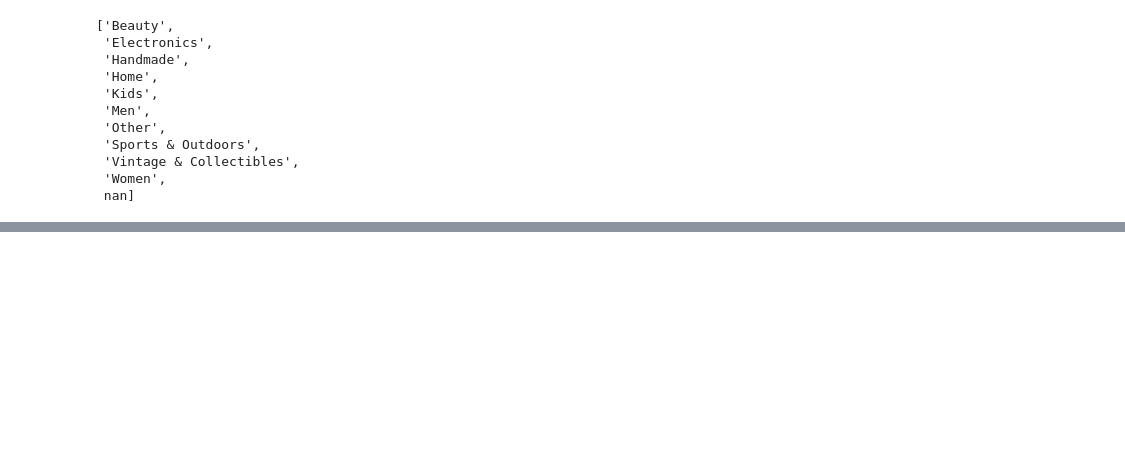
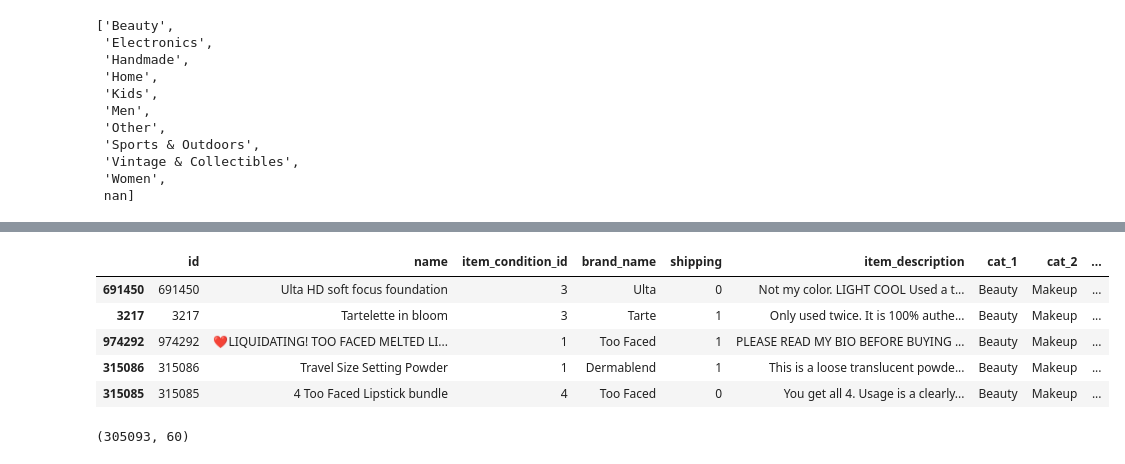
Before and after one commit to Lena-MJ/Kaggle, a Jupyter notebook: Mercari Price Suggestion Challenge/Model_one_hot.ipynb, the cells around one changed output, grey strips where cells are left out. Drawn from its saved outputs; the diff is of its cells as text; code cells hidden in the pictures; blank space fills up the shorter version.

```diff
--- a/Mercari Price Suggestion Challenge/Model_one_hot.ipynb
+++ b/Mercari Price Suggestion Challenge/Model_one_hot.ipynb
@@ -185,5 +164,0 @@ train_test_combine = pd.get_dummies(train_test_combine, columns=["cat_3"])
-# %%
-#one hot encoding on one dataset
-df_1 = pd.get_dummies(df_1, columns=["cat_1"])
-df_1 = pd.get_dummies(df_1, columns=["cat_2"])
-df_1 = pd.get_dummies(df_1, columns=["cat_3"])
@@ -264,0 +165,9 @@ m.score(x_train,y_train)
+# %%
+df_1.head()
+# %% [output]
+|  | id | name | item_condition_id | brand_name | shipping | item_description | cat_1 | cat_2 | ... |
+| 691450 | 691450 | Ulta HD soft focus foundation | 3 | Ulta | 0 | Not my color. LIGHT COOL Used a t... | Beauty | Makeup | ... |
+| 3217 | 3217 | Tartelette in bloom | 3 | Tarte | 1 | Only used twice. It is 100% authe... | Beauty | Makeup | ... |
+| 974292 | 974292 | ❤LIQUIDATING! TOO FACED MELTED LI... | 1 | Too Faced | 1 | PLEASE READ MY BIO BEFORE BUYING ... | Beauty | Makeup | ... |
+| 315086 | 315086 | Travel Size Setting Powder | 1 | Dermablend | 1 | This is a loose translucent powde... | Beauty | Makeup | ... |
+| 315085 | 315085 | 4 Too Faced Lipstick bundle | 4 | Too Faced | 0 | You get all 4. Usage is a clearly... | Beauty | Makeup | ... |
@@ -264,0 +202,4 @@ m.score(x_train,y_train)
+# %%
+df_1.shape
+# %% [output]
+(305093, 60)
```
Also changed, not shown: parts of 39 cells of this notebook.
